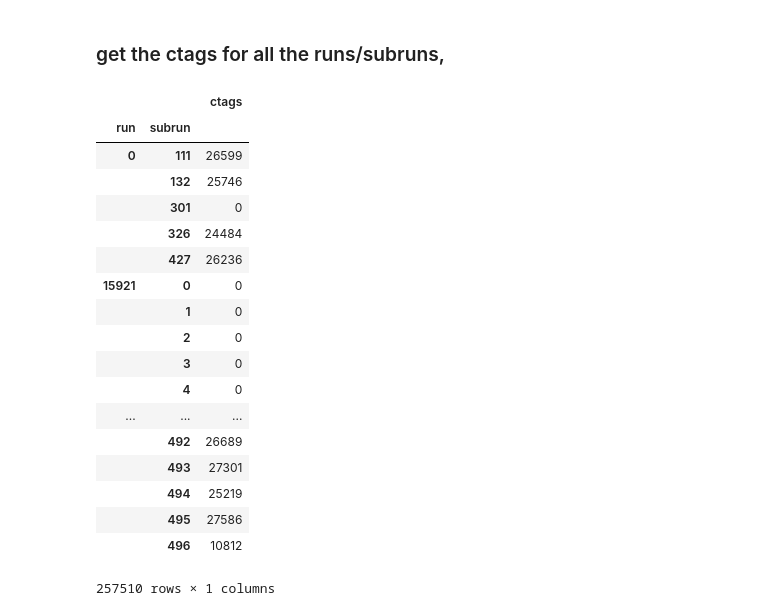
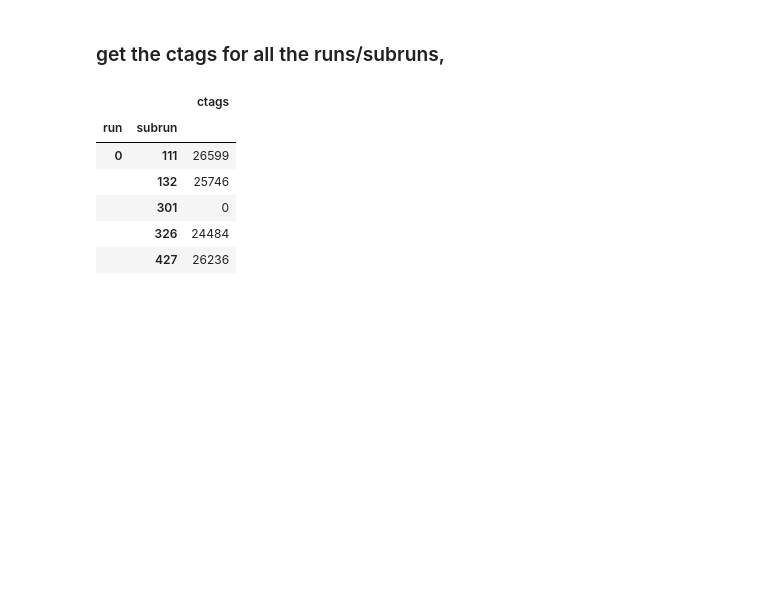
Before and after one commit to jasonbono/muon-field-averaging, a Jupyter notebook: muon_info/database_demo.ipynb, the cells around one changed output. Cells and saved outputs as stored; diff of their text form; code cells hidden in the pictures; blank space fills up the shorter version.

```diff
--- a/muon_info/database_demo.ipynb
+++ b/muon_info/database_demo.ipynb
@@ -188,25 +176,13 @@ def get_ctags(db='localhost', table='gm2dq.ctagswithdqc'):
 # %%
 ctags = get_ctags()
 df_ctag = pd.DataFrame.from_records(ctags,columns=["run", "subrun", "ctags"])
 df_ctag.set_index(['run','subrun'],inplace=True)
-df_ctag
+df_ctag.head()
 # %% [output]
 |  |  | ctags |
 | run | subrun |  |
 | 0 | 111 | 26599 |
 |  | 132 | 25746 |
 |  | 301 | 0 |
 |  | 326 | 24484 |
 |  | 427 | 26236 |
-| 15921 | 0 | 0 |
-|  | 1 | 0 |
-|  | 2 | 0 |
-|  | 3 | 0 |
-|  | 4 | 0 |
-| ... | ... | ... |
-|  | 492 | 26689 |
-|  | 493 | 27301 |
-|  | 494 | 25219 |
-|  | 495 | 27586 |
-|  | 496 | 10812 |
-257510 rows × 1 columns
```
Also changed, not shown: parts of 21 cells of this notebook, 1 other file.
